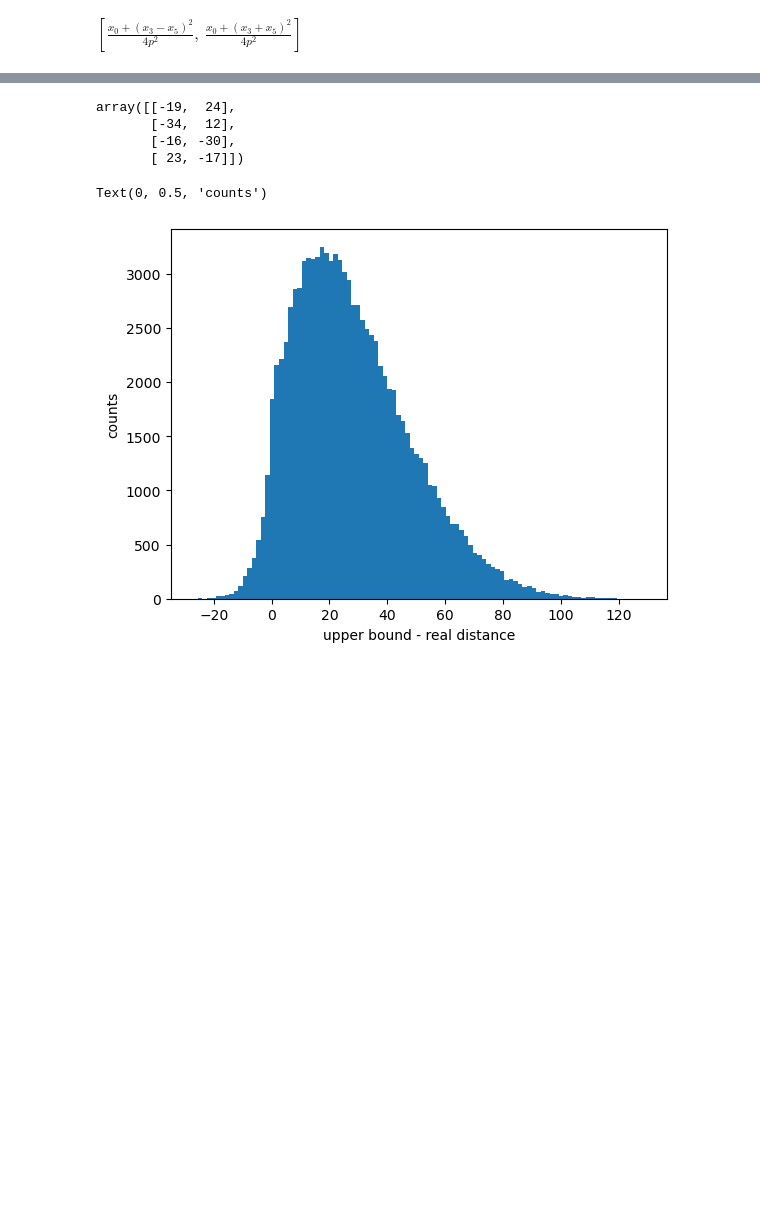
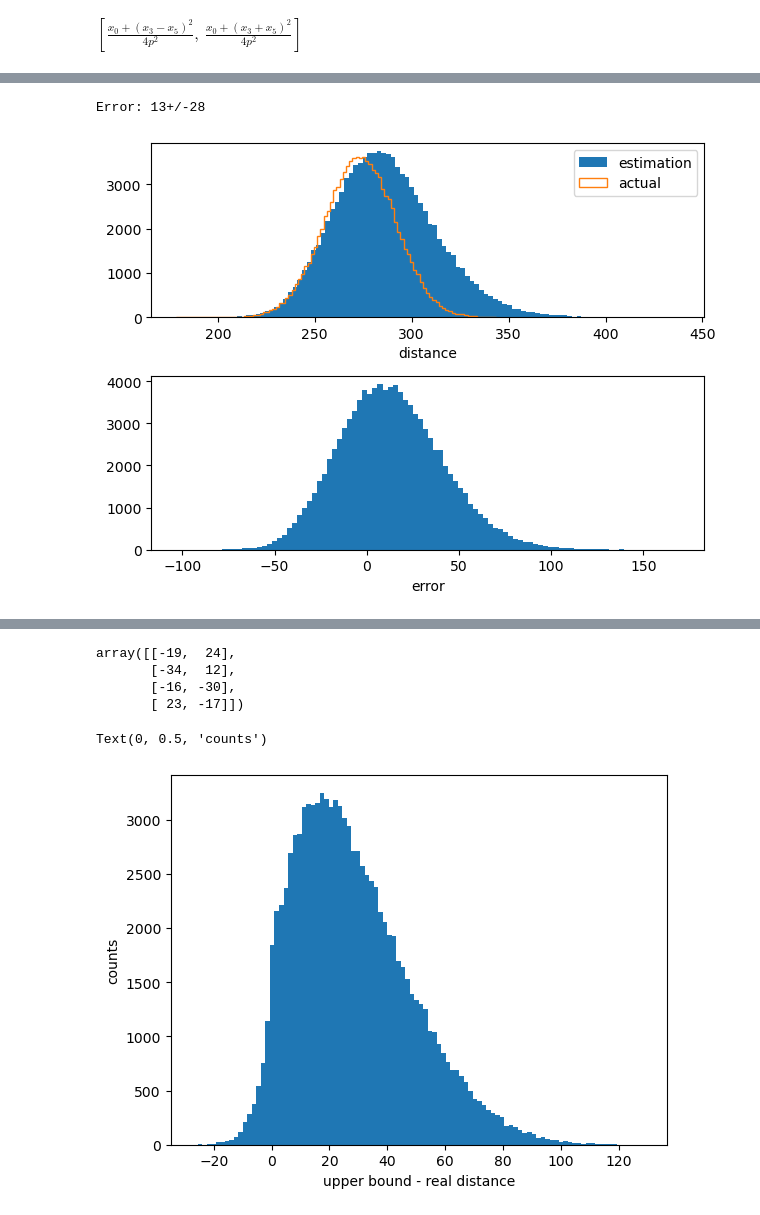
Before and after one commit to DimensionalScoop/metric_spaces, a Jupyter notebook: maths/tetrahedron/tetrahedron.ipynb, the cells around one changed output, grey strips where cells are left out. Cells and saved outputs as stored; diff of their text form; code cells hidden in the pictures; blank space fills up the shorter version.

```diff
--- a/maths/tetrahedron/tetrahedron.ipynb
+++ b/maths/tetrahedron/tetrahedron.ipynb
@@ -288,0 +317,6 @@ plt.show()
+# %%
+estimator = (pto_lb + pto_ub)/2
+compare_estimator(estimator)
+# %% [output]
+Error: 13+/-28
+[figure, added]
```
Also changed, not shown: parts of 9 cells of this notebook.
